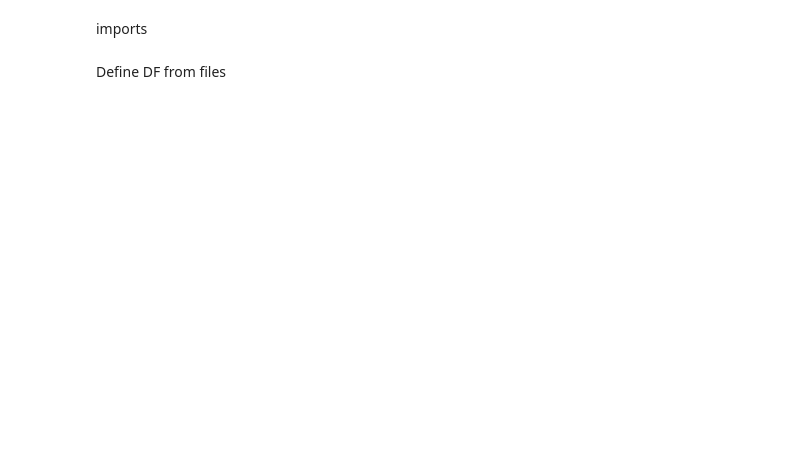
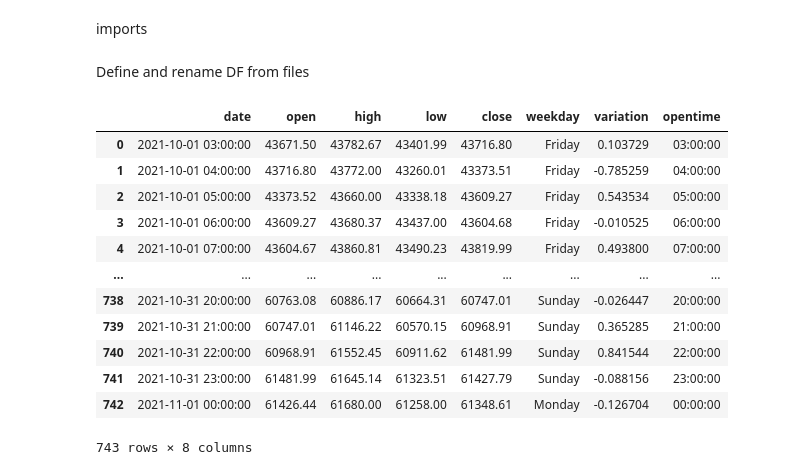
Before and after one commit to Steinbloum/btcanal, a Jupyter notebook: bigdata.ipynb, the cells around one changed output. Cells and saved outputs as stored; diff of their text form; code cells hidden in the pictures; blank space fills up the shorter version.

```diff
--- a/bigdata.ipynb
+++ b/bigdata.ipynb
@@ -8,4 +8,66 @@ import plotly.express as px
 from datetime import datetime
 import glob
 # %% [markdown]
-Define DF from files
+Define and rename DF from files
+# %%
+df = pd.read_csv("BTCUSDT-1h-2021-10.csv")
+df.columns = [
+    "date",
+    "open",
+    "high",
+    "low",
+    "close",
+    "RL",
+    "closetime",
+    "ignore1",
+    "ignore2",
+    "ignore3",
+    "ignore4",
+    "ignore5",
+]
+df = pd.DataFrame(df, columns=["date", "open", "high", "low", "close"])
+lsnumday = []
+lsweekday = []
+lsvar = []
+lst = []
+dictdays = {
+    0: "Monday",
+    1: "Tuesday",
+    2: "Wednesday",
+    3: "Thursday",
+    4: "Friday",
+    5: "Saturday",
+    6: "Sunday",
+}
+for n in range(len(df)):
+    ts = df.iloc[n, 0] / 1000
+    dt = datetime.fromtimestamp(ts)
+    df.iloc[n, 0] = dt
+    weekd = datetime.weekday(df.iloc[n, 0])
+    lsnumday.append(weekd)
+    var = df.iloc[n, 4] / df.iloc[n, 1] * 100 - 100
+    lsvar.append(var)
+for item in lsnumday:
+    lsweekday.append(dictdays[item])
+df["weekday"] = lsweekday
+df["variation"] = lsvar
+for n in range(len(df)):
+    dtm = df.iloc[n, 0]
+    tm = dtm.time()
+    lst.append(tm)
+df["opentime"] = lst
+df
+# %% [output]
+|  | date | open | high | low | close | weekday | variation | opentime |
+| 0 | 2021-10-01 03:00:00 | 43671.50 | 43782.67 | 43401.99 | 43716.80 | Friday | 0.103729 | 03:00:00 |
+| 1 | 2021-10-01 04:00:00 | 43716.80 | 43772.00 | 43260.01 | 43373.51 | Friday | -0.785259 | 04:00:00 |
+| 2 | 2021-10-01 05:00:00 | 43373.52 | 43660.00 | 43338.18 | 43609.27 | Friday | 0.543534 | 05:00:00 |
+| 3 | 2021-10-01 06:00:00 | 43609.27 | 43680.37 | 43437.00 | 43604.68 | Friday | -0.010525 | 06:00:00 |
+| 4 | 2021-10-01 07:00:00 | 43604.67 | 43860.81 | 43490.23 | 43819.99 | Friday | 0.493800 | 07:00:00 |
+| ... | ... | ... | ... | ... | ... | ... | ... | ... |
+| 738 | 2021-10-31 20:00:00 | 60763.08 | 60886.17 | 60664.31 | 60747.01 | Sunday | -0.026447 | 20:00:00 |
+| 739 | 2021-10-31 21:00:00 | 60747.01 | 61146.22 | 60570.15 | 60968.91 | Sunday | 0.365285 | 21:00:00 |
+| 740 | 2021-10-31 22:00:00 | 60968.91 | 61552.45 | 60911.62 | 61481.99 | Sunday | 0.841544 | 22:00:00 |
+| 741 | 2021-10-31 23:00:00 | 61481.99 | 61645.14 | 61323.51 | 61427.79 | Sunday | -0.088156 | 23:00:00 |
+| 742 | 2021-11-01 00:00:00 | 61426.44 | 61680.00 | 61258.00 | 61348.61 | Monday | -0.126704 | 00:00:00 |
+743 rows × 8 columns
```
Also changed, not shown: parts of 2 cells of this notebook, 3 other files.
